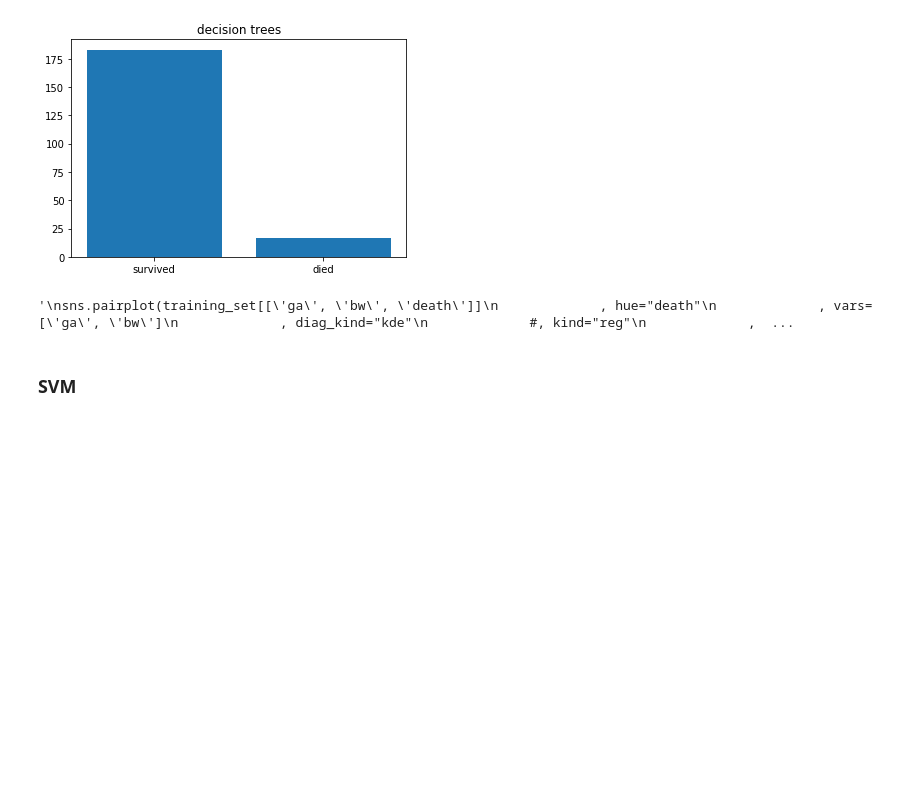
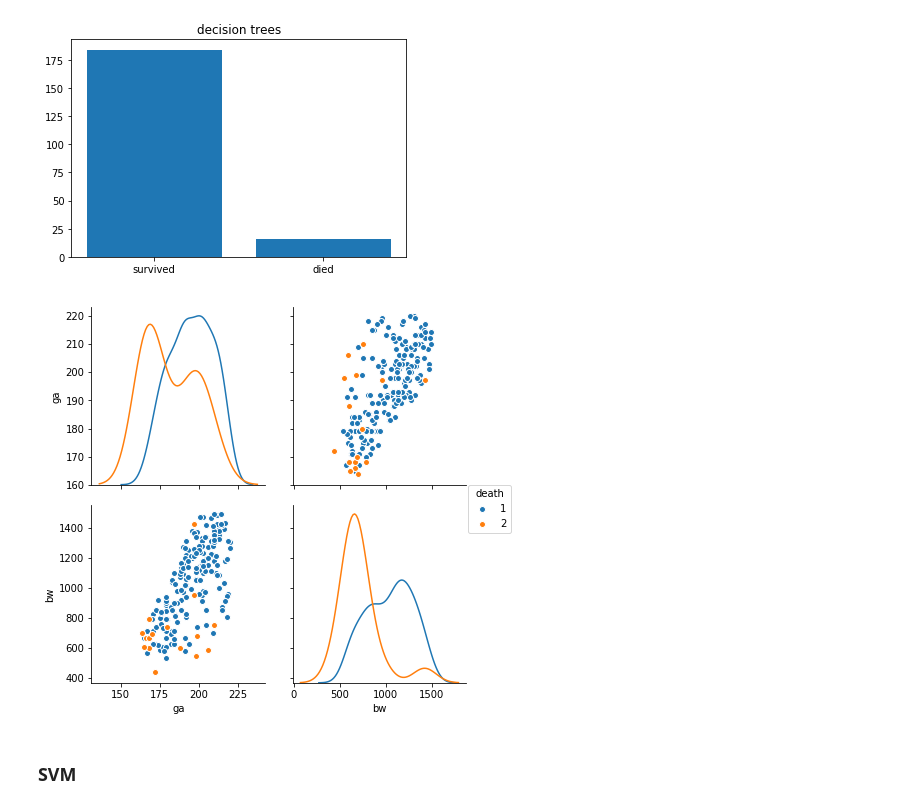
Before and after one commit to MaximilianProll/statgen, a Jupyter notebook: notebook.ipynb, the cells around one changed output. Drawn from its saved outputs; the diff is of its cells as text; code cells hidden in the pictures; blank space fills up the shorter version.

```diff
--- a/notebook.ipynb
+++ b/notebook.ipynb
@@ -77,18 +77,18 @@ plt.show()
 # %% [output]
 [figure]
 # %%
-'''
-sns.pairplot(training_set[['ga', 'bw', 'death']]
+dt_pred = pd.DataFrame(data={#'patientid':test_set['patientid'].as_matrix(),
+                             'ga':test_set['ga'].as_matrix(), 'bw':test_set['bw'].as_matrix(), 'death':p})
+sns.pairplot(dt_pred[['ga', 'bw', 'death']]
              , hue="death"
              , vars=['ga', 'bw']
              , diag_kind="kde"
              #, kind="reg"
              , size=3
             )
 plt.show()
-'''
 # %% [output]
-'\nsns.pairplot(training_set[[\'ga\', \'bw\', \'death\']]\n             , hue="death"\n             , vars=[\'ga\', \'bw\']\n             , diag_kind="kde"\n             #, kind="reg"\n             ,  ...
+[figure, added]
 # %% [markdown]
 ### SVM
 # %%
```
Also changed, not shown: parts of 14 cells of this notebook, 1 other file.
